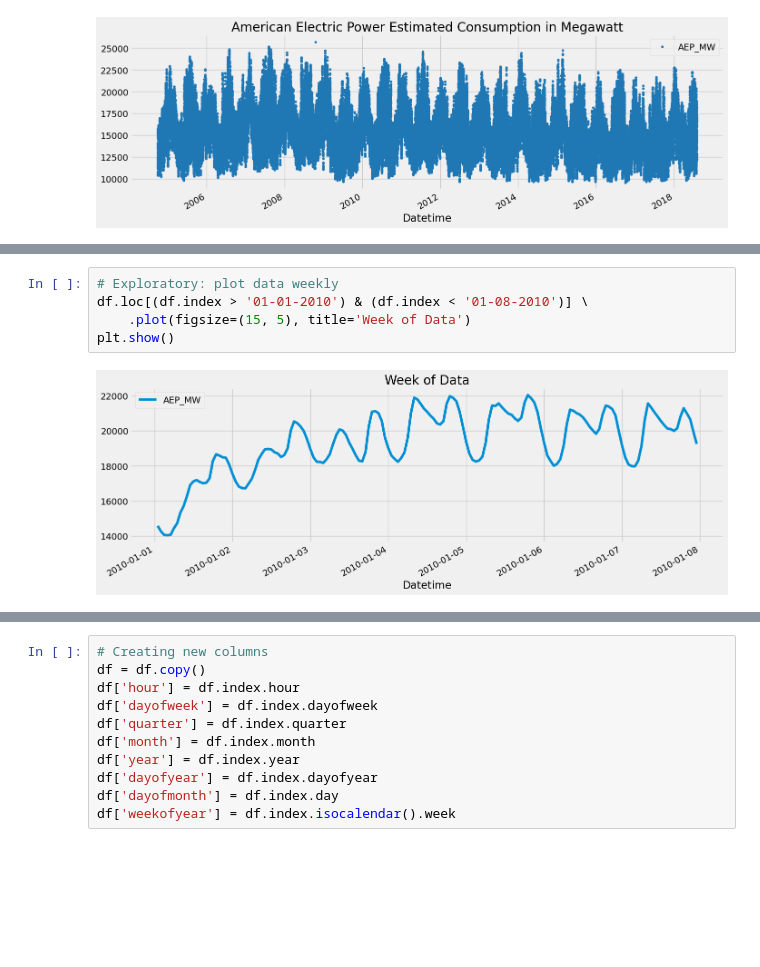
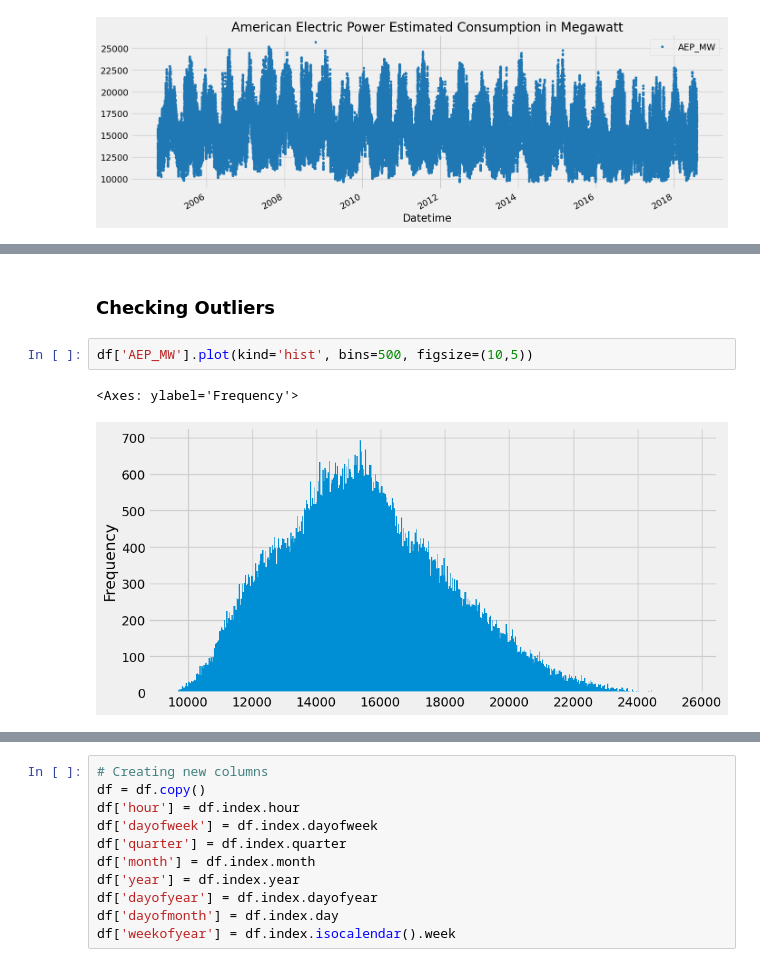
Before and after one commit to strigoimort/timeseries-forecasting-xgboost, a Jupyter notebook: timeseries.ipynb, the cells around one changed output, grey strips where cells are left out. Cells and saved outputs as stored; diff of their text form; blank space fills up the shorter version.

```diff
--- a/timeseries.ipynb
+++ b/timeseries.ipynb
@@ -56,7 +44,7 @@ plt.show()
-# %%
-# Exploratory: plot data weekly
-df.loc[(df.index > '01-01-2010') & (df.index < '01-08-2010')] \
-    .plot(figsize=(15, 5), title='Week of Data')
-plt.show()
-# %% [output]
-[figure, removed]
+# %% [markdown]
+### Checking Outliers
+# %%
+df['AEP_MW'].plot(kind='hist', bins=500, figsize=(10,5))
+# %% [output]
+<Axes: ylabel='Frequency'>
+[figure, added]
```
Also changed, not shown: parts of 36 cells of this notebook, 5 other files.
